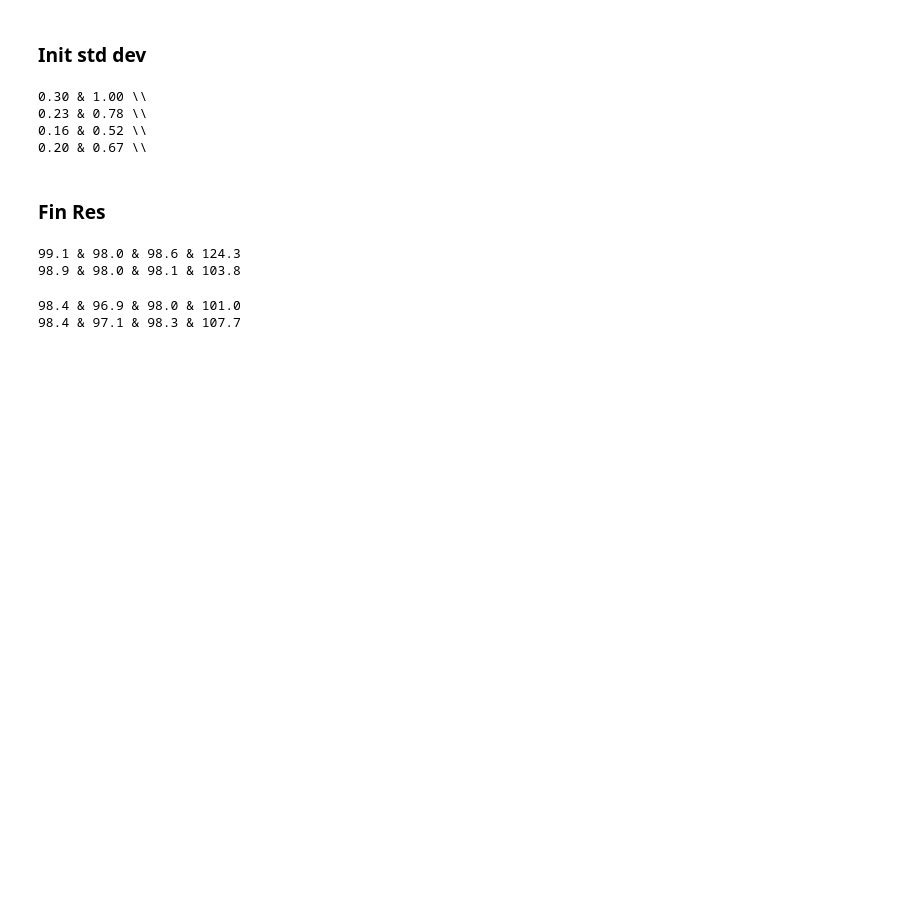
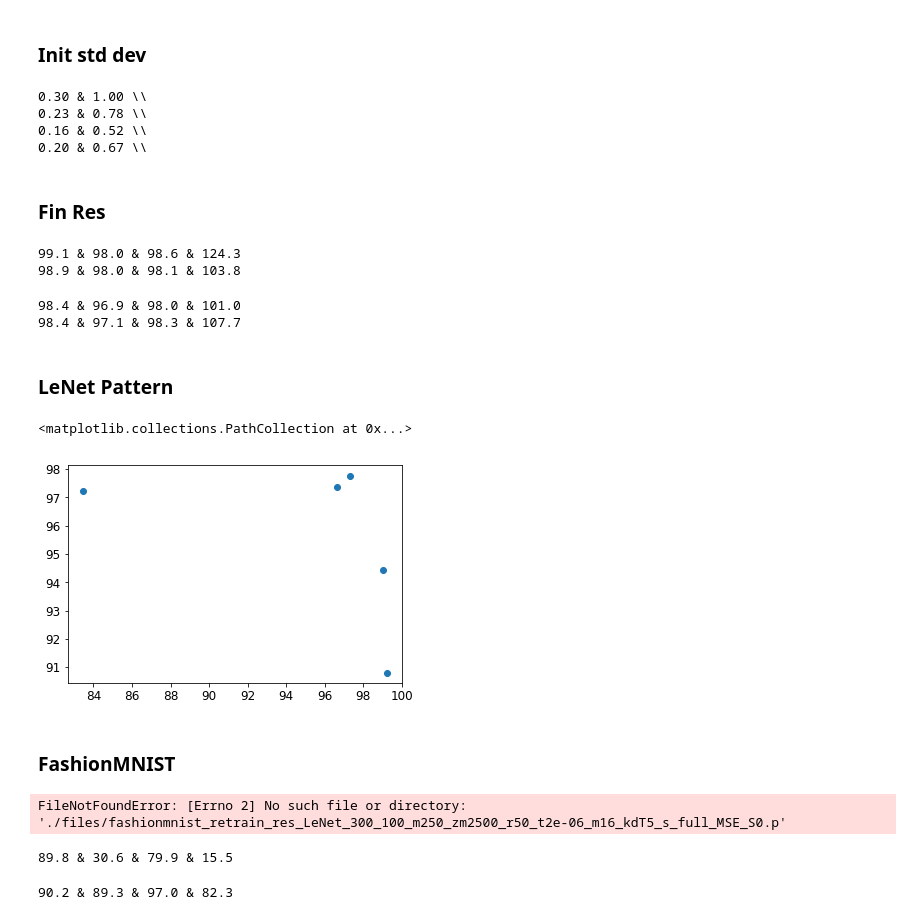
Before and after one commit to okz12/NN_compression, a Jupyter notebook: writeup/scaling/scaling_vis.ipynb, the cells around one changed output. Drawn from its saved outputs; the diff is of its cells as text; code cells hidden in the pictures; blank space fills up the shorter version.

Commit message:
scaling lenet exp

```diff
--- a/writeup/scaling/scaling_vis.ipynb
+++ b/writeup/scaling/scaling_vis.ipynb
@@ -202,3 +202,37 @@ print_fin(kdsfr)
 # %%
 98.4 & 96.9 & 98.0 & 101.0 & 98.4 & 97.1 & 98.3 & 107.7 \\
 99.1 & 98.0 & 98.6 & 124.3 & 98.9 & 98.0 & 98.1 & 103.8 \\
+# %% [markdown]
+### LeNet Pattern
+# %%
+ln_exp = pd.DataFrame(columns = ["method", "acc", "sp"])
+idx=0
+ln_taul = [5e-7, 8e-7, 1e-6, 5e-6, 8e-6]
+for tau in ln_taul:
+    res = loadfile(1, 0.1, 1000, 1000, tau, int(0), 16, "LeNet_300_100", scaling = True, model_save_dir = "./files", fn="_S0")
+    ln_exp.loc[idx] = (["sws", res["prune_acc"]["test"], res["sparsity"]])
+    idx+=1
+    res = loadfile(250, 10, 2500, 1250,  tau, 4,  16, "LeNet_300_100", scaling = True, model_save_dir = "./files", fn = "_MSE_S0")
+    ln_exp.loc[idx] = (["sws kd", res["prune_acc"]["test"], res["sparsity"]])
+    idx+=1
+# %%
+f = ln_exp.query('method == \'sws kd\'')
+plt.scatter(f['sp'], f['acc'])
+# %% [output]
+<matplotlib.collections.PathCollection at 0x...>
+[figure, added]
+# %% [markdown]
+### FashionMNIST
+# %%
+fmnist_ln = loadfile(250, 10, 2500, 1250, 1.3e-6, 5, 16, "LeNet_300_100", scaling = True, model_save_dir = "./files", dset = 'fashionmnist', fn = "_MSE_S0")
+fmnist_sws = loadfile(1, 0.1, 1000, 1000, 1e-6, int(0), 16, "SWSModel",scaling = True, model_save_dir = "./files", dset = 'fashionmnist')
+# %% [output]
+FileNotFoundError: [Errno 2] No such file or directory: './files/fashionmnist_retrain_res_LeNet_300_100_m250_zm2500_r50_t2e-06_m16_kdT5_s_full_MSE_S0.p'
+# %%
+print_fin(fmnist_ln)
+# %% [output]
+89.8 & 30.6 & 79.9 & 15.5
+# %%
+print_fin(fmnist_sws)
+# %% [output]
+90.2 & 89.3 & 97.0 & 82.3
```
Also changed, not shown: parts of 2 cells of this notebook, 3 other files.
